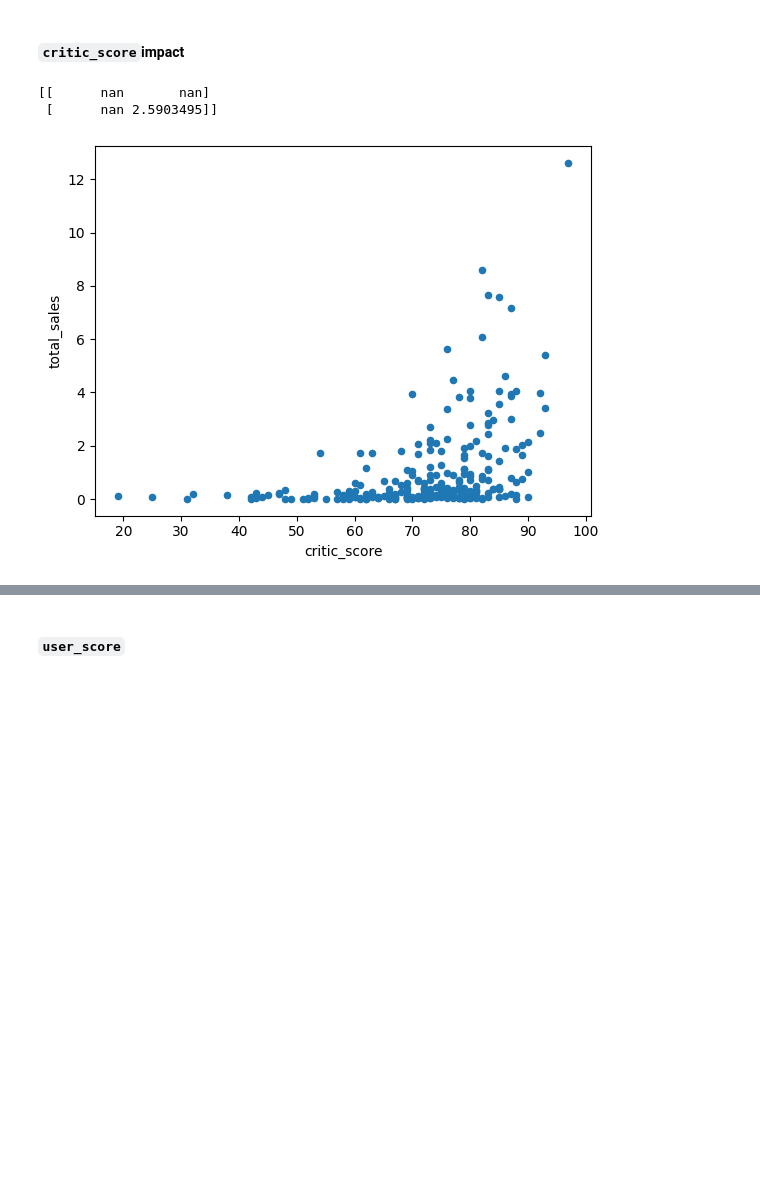
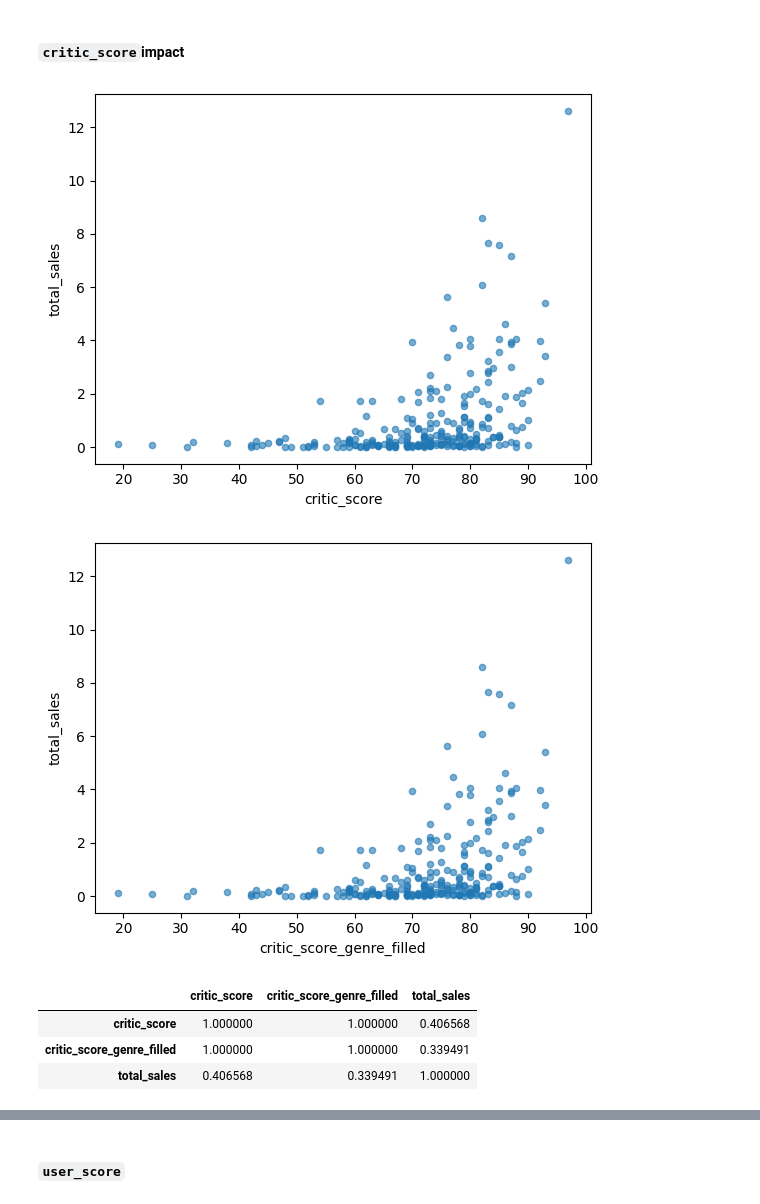
Before and after one commit to PabloHermun/videogames_succes, a Jupyter notebook: notebook.ipynb, the cells around one changed output, grey strips where cells are left out. Saved outputs shown, nothing was run; the diff lists cells and outputs as text; code cells hidden in the pictures; blank space fills up the shorter version.

```diff
--- a/notebook.ipynb
+++ b/notebook.ipynb
@@ -115,5 +122,4 @@ The `year_of_release` and the critic `critic_score` have only integers (besides
 # %%
 # Convert columns type to integers
 games['year_of_release'] = games['year_of_release'].astype('Int64')
-games['critic_score'] = games['critic_score'].astype('Int64')
 # %% [markdown]
@@ -689,7 +696,7 @@ Let's review how the critics and users scores, as well as the affect the sales o
 # Select a platform of interest and filter the data
 platform_sales = (games.query("platform == 'PS4'")
                     .sort_values(by=['total_sales'], ascending=False)
-                    [['name', 'total_sales', 'user_score', 'critic_score']]
+                    [['name', 'total_sales', 'genre', 'user_score', 'critic_score']]
                  )
 platform_sales
 # %% [output]
@@ -709,14 +734,30 @@ platform_sales
 # %% [markdown]
 #### `critic_score`impact
 # %%
-df_critics = platform_sales[['critic_score', 'total_sales']]
+df_critics = platform_sales[['critic_score', 'critic_score_genre_filled', 'total_sales']]
+
+df_critics.dropna().plot(
+    x='critic_score',
+    y='total_sales',
+    kind='scatter',
+    alpha=0.6
+)
+plt.show()
+
+df_critics.dropna().plot(
+    x='critic_score_genre_filled',
+    y='total_sales',
+    kind='scatter',
+    alpha=0.6
+)
+plt.show()
 
 
-print(np.cov(platform_sales['critic_score'].astype(float), platform_sales['total_sales']))
-
-df_critics.dropna().plot(x='critic_score', y='total_sales', kind='scatter')
-plt.show()
+df_critics.corr()
 # %% [output]
-[[      nan       nan]
- [      nan 2.5903495]]
-[figure, old version]
+[figure, new version]
+[figure, added]
+|  | critic_score | critic_score_genre_filled | total_sales |
+| critic_score | 1.000000 | 1.000000 | 0.406568 |
+| critic_score_genre_filled | 1.000000 | 1.000000 | 0.339491 |
+| total_sales | 0.406568 | 0.339491 | 1.000000 |
```
Also changed, not shown: parts of 34 cells of this notebook.
